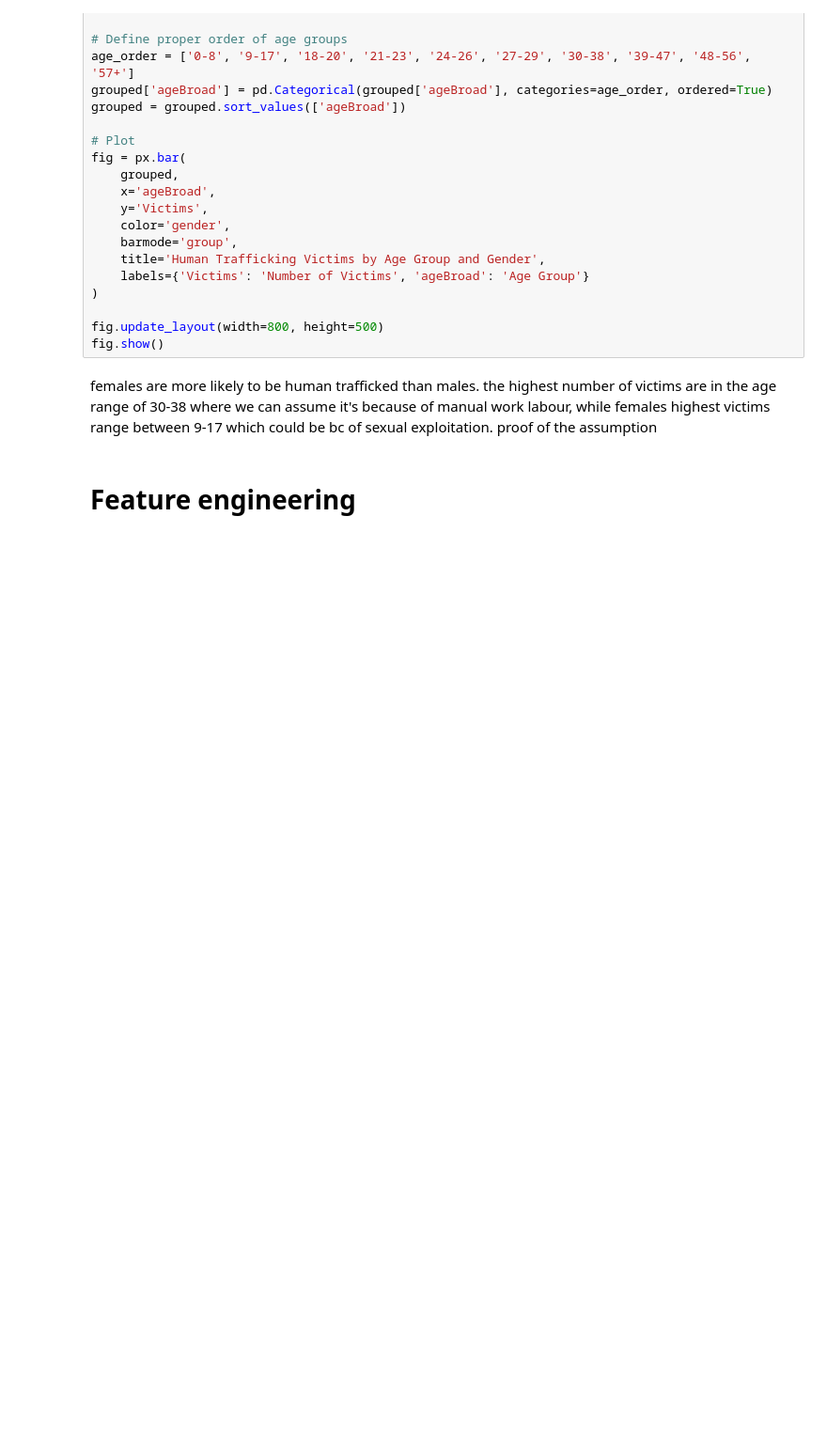
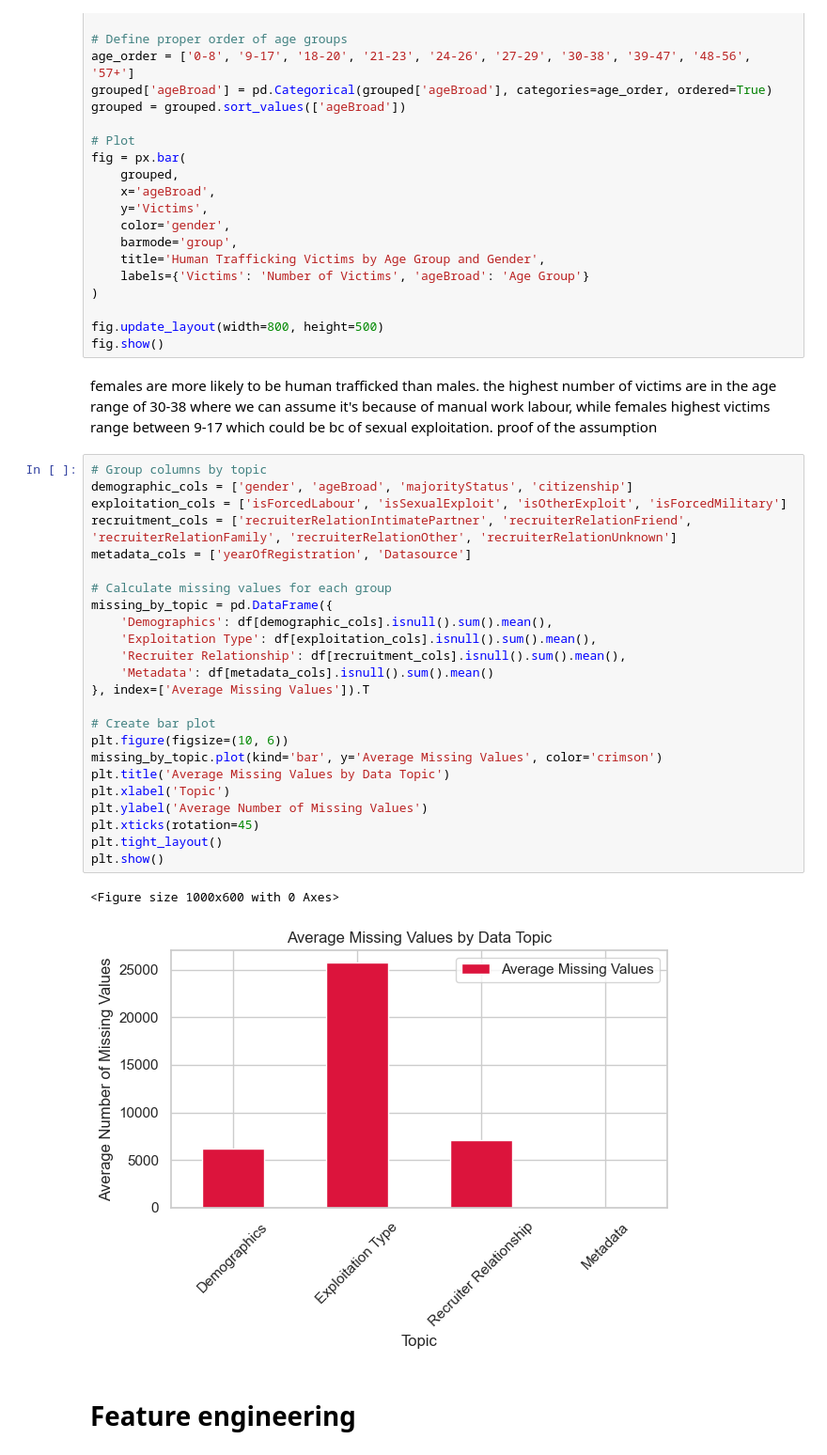
Before and after one commit to BartmossMurphy2077/MLgroupAssignement, a Jupyter notebook: notebook.ipynb, the cells around one changed output. Shown at 94% size. Drawn from its saved outputs; the diff is of its cells as text; blank space fills up the shorter version.

Commit message:
missing vals

```diff
--- a/notebook.ipynb
+++ b/notebook.ipynb
@@ -272,6 +272,33 @@ fig.update_layout(width=800, height=500)
 fig.show()
 # %% [markdown]
 females are more likely to be human trafficked than males. the highest number of victims are in the age range of 30-38 where we can assume it's because of manual work labour, while females highest victims range between 9-17 which could be bc of sexual exploitation. proof of the assumption
+# %%
+# Group columns by topic
+demographic_cols = ['gender', 'ageBroad', 'majorityStatus', 'citizenship']
+exploitation_cols = ['isForcedLabour', 'isSexualExploit', 'isOtherExploit', 'isForcedMilitary']
+recruitment_cols = ['recruiterRelationIntimatePartner', 'recruiterRelationFriend', 'recruiterRelationFamily', 'recruiterRelationOther', 'recruiterRelationUnknown']
+metadata_cols = ['yearOfRegistration', 'Datasource']
+
+# Calculate missing values for each group
+missing_by_topic = pd.DataFrame({
+    'Demographics': df[demographic_cols].isnull().sum().mean(),
+    'Exploitation Type': df[exploitation_cols].isnull().sum().mean(),
+    'Recruiter Relationship': df[recruitment_cols].isnull().sum().mean(),
+    'Metadata': df[metadata_cols].isnull().sum().mean()
+}, index=['Average Missing Values']).T
+
+# Create bar plot
+plt.figure(figsize=(10, 6))
+missing_by_topic.plot(kind='bar', y='Average Missing Values', color='crimson')
+plt.title('Average Missing Values by Data Topic')
+plt.xlabel('Topic')
+plt.ylabel('Average Number of Missing Values')
+plt.xticks(rotation=45)
+plt.tight_layout()
+plt.show()
+# %% [output]
+<Figure size 1000x600 with 0 Axes>
+[figure, added]
 # %% [markdown]
 # Feature engineering
 # %% [markdown]
```
